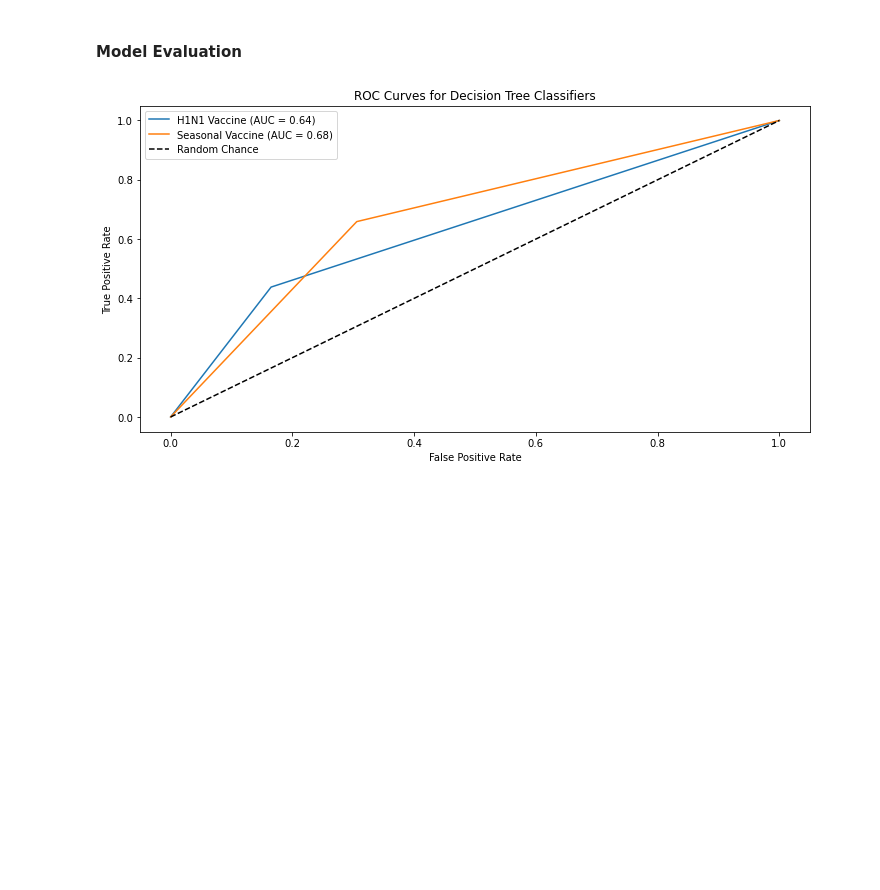
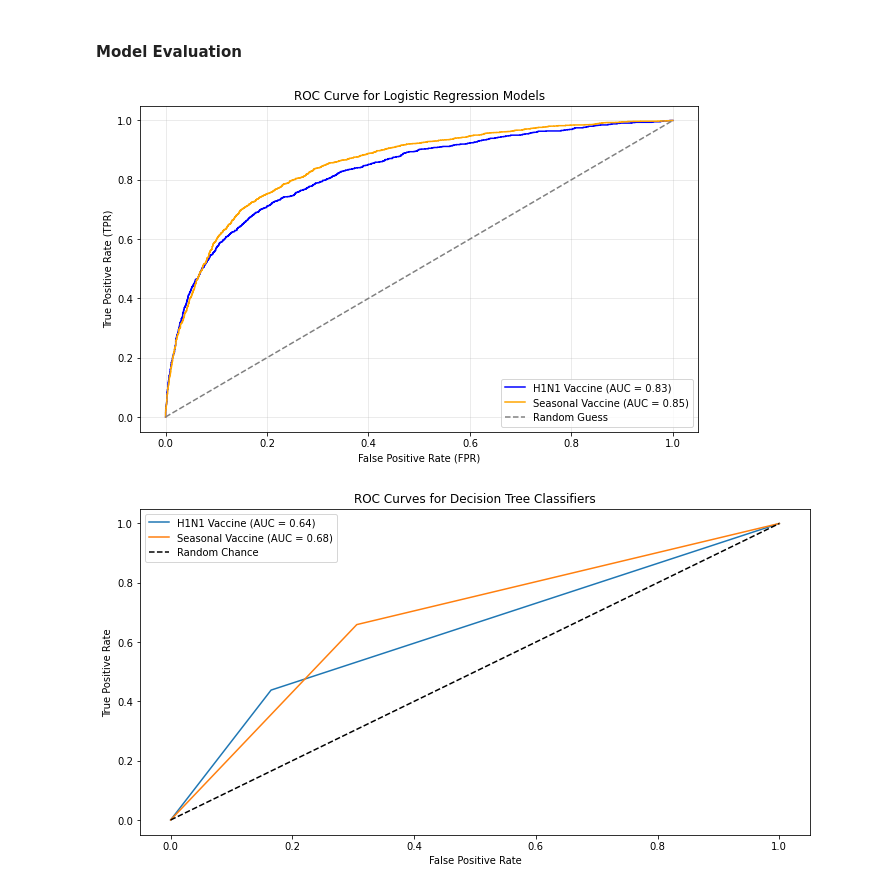
Before and after one commit to FranciscarNdanu/Predicting-Vaccine-Uptake-Using-Machine-Learning, a Jupyter notebook: index.ipynb, the cells around one changed output. Drawn from its saved outputs; the diff is of its cells as text; code cells hidden in the pictures; blank space fills up the shorter version.

```diff
--- a/index.ipynb
+++ b/index.ipynb
@@ -256,6 +273,39 @@ Seasonal Vaccine AUC: 0.676569090387436
 > The Seasonal vaccine model is performing slightly better than the H1N1 vaccine model based on these AUC scores. However, both are somewhat lower than ideal, indicating there may be room for improvement in the models' predictive accuracy.
 # %% [markdown]
 #### Model Evaluation
+# %%
+# Train logistic regression for H1N1 vaccine
+logreg_h1n1 = LogisticRegression(max_iter=1000, random_state=42)
+logreg_h1n1.fit(X_h1n1_train, y_h1n1_train)
+
+# Train logistic regression for seasonal vaccine
+logreg_seasonal = LogisticRegression(max_iter=1000, random_state=42)
+logreg_seasonal.fit(X_seasonal_train, y_seasonal_train)
+# Generate ROC curves for H1N1 vaccine
+fpr_h1n1, tpr_h1n1, _ = roc_curve(y_h1n1_val, logreg_h1n1.predict_proba(X_h1n1_val)[:, 1])
+roc_auc_h1n1 = auc(fpr_h1n1, tpr_h1n1)
+
+# Generate ROC curves for seasonal vaccine
+fpr_seasonal, tpr_seasonal, _ = roc_curve(y_seasonal_val, logreg_seasonal.predict_proba(X_seasonal_val)[:, 1])
+roc_auc_seasonal = auc(fpr_seasonal, tpr_seasonal)
+
+# Plot the ROC curves
+plt.figure(figsize=(10, 6))
+plt.plot(fpr_h1n1, tpr_h1n1, label=f"H1N1 Vaccine (AUC = {roc_auc_h1n1:.2f})", color='blue')
+plt.plot(fpr_seasonal, tpr_seasonal, label=f"Seasonal Vaccine (AUC = {roc_auc_seasonal:.2f})", color='orange')
+
+# Plot the diagonal line for random predictions
+plt.plot([0, 1], [0, 1], color="grey", linestyle="--", label="Random Guess")
+
+# Customize the plot
+plt.title("ROC Curve for Logistic Regression Models")
+plt.xlabel("False Positive Rate (FPR)")
+plt.ylabel("True Positive Rate (TPR)")
+plt.legend(loc="lower right")
+plt.grid(alpha=0.3)
+plt.show()
+# %% [output]
+[figure, added]
 # %%
 # Plot ROC curves
 plt.figure(figsize=(12, 6))
```
Also changed, not shown: parts of 8 cells of this notebook, 5 other files.
